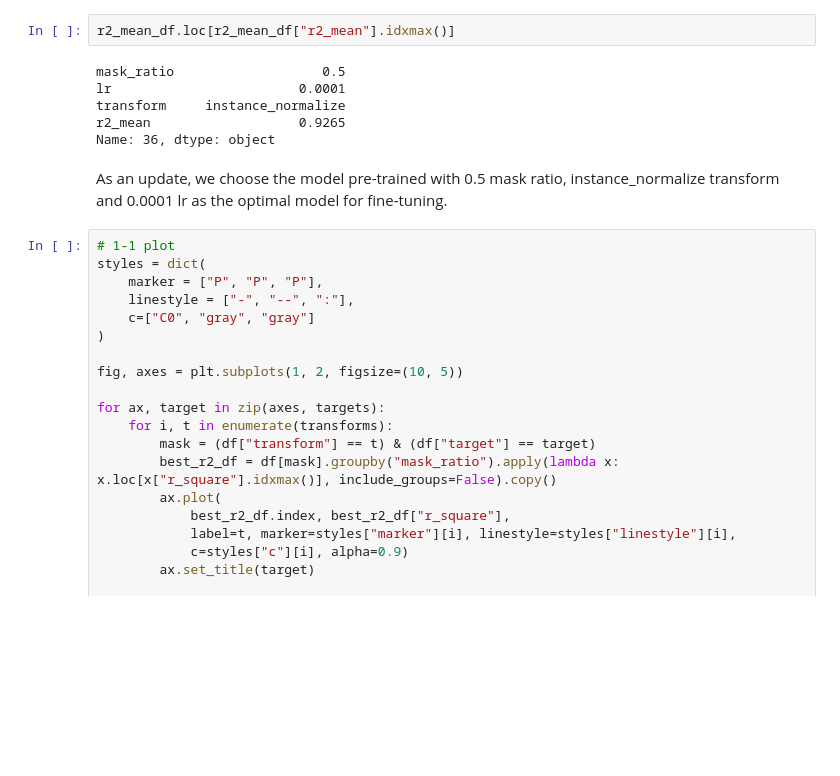
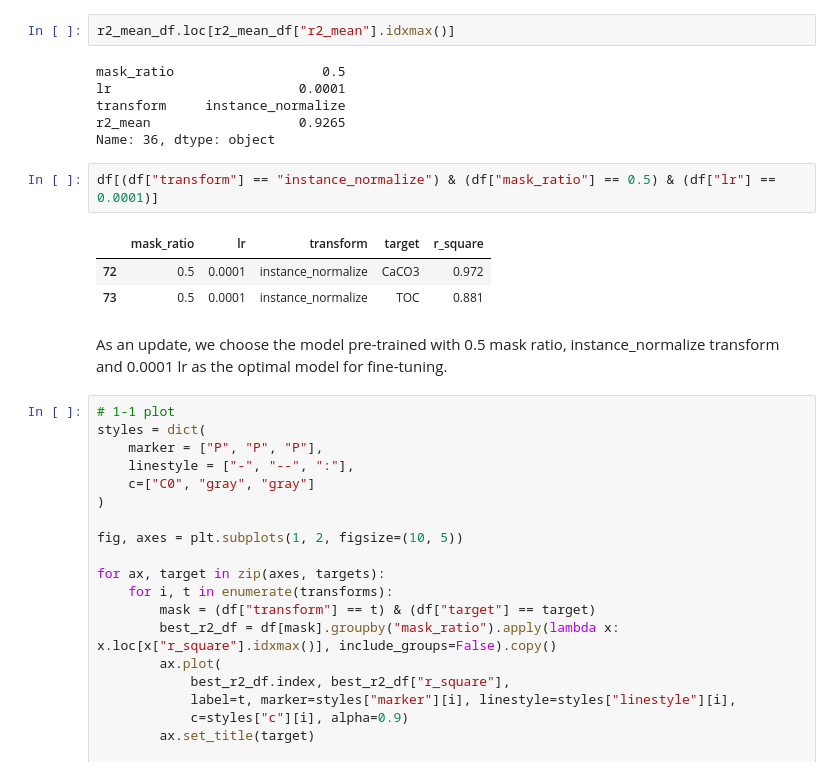
Before and after one commit to dispink/xpt, a Jupyter notebook: notebooks/finetune_06.ipynb, the cells around one changed output. Drawn from its saved outputs; the diff is of its cells as text; blank space fills up the shorter version.

```diff
--- a/notebooks/finetune_06.ipynb
+++ b/notebooks/finetune_06.ipynb
@@ -136,6 +136,12 @@ lr                        0.0001
 transform     instance_normalize
 r2_mean                   0.9265
 Name: 36, dtype: object
+# %%
+df[(df["transform"] == "instance_normalize") & (df["mask_ratio"] == 0.5) & (df["lr"] == 0.0001)]
+# %% [output]
+|  | mask_ratio | lr | transform | target | r_square |
+| 72 | 0.5 | 0.0001 | instance_normalize | CaCO3 | 0.972 |
+| 73 | 0.5 | 0.0001 | instance_normalize | TOC | 0.881 |
 # %% [markdown]
 As an update, we choose the model pre-trained with 0.5 mask ratio, instance_normalize transform and 0.0001 lr as the optimal model for fine-tuning.
 # %%
```
Also changed, not shown: parts of 1 cell of this notebook.
